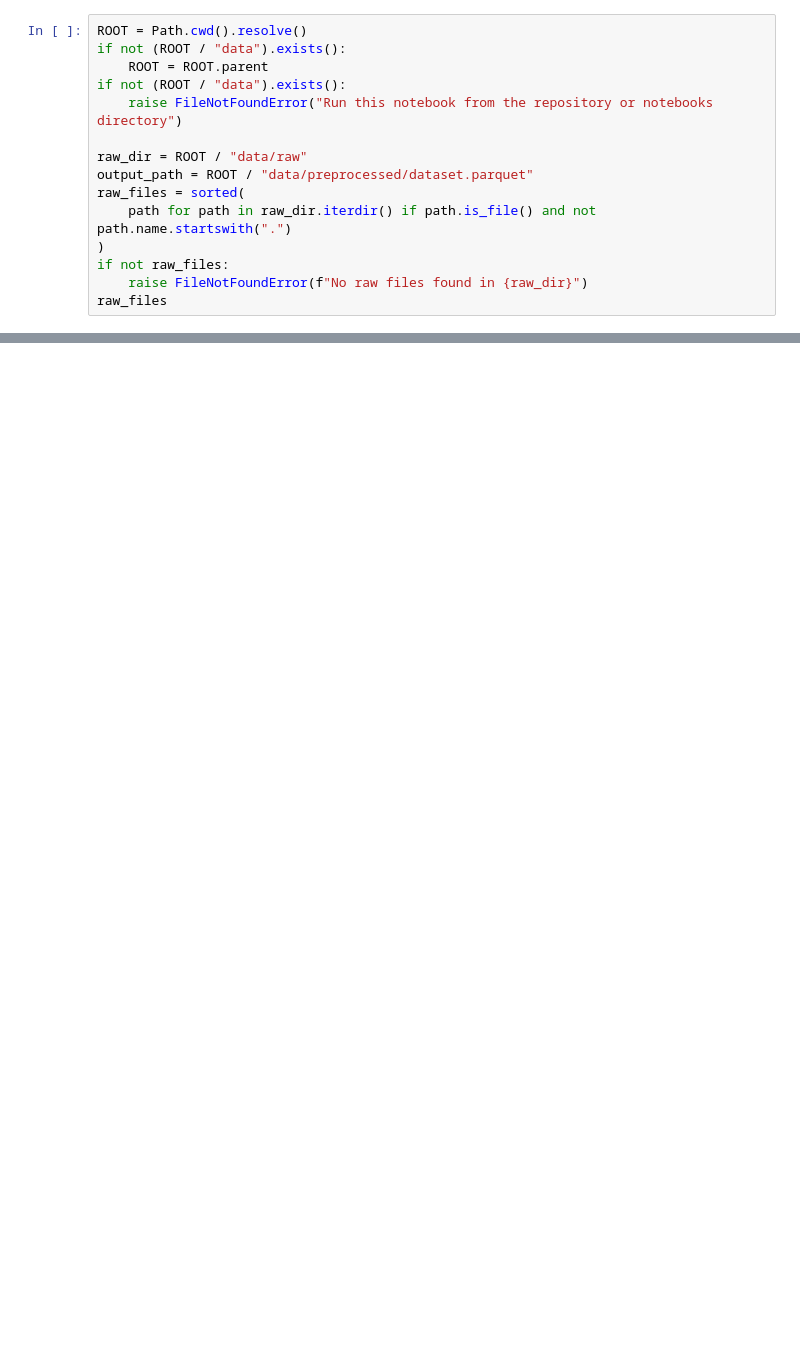
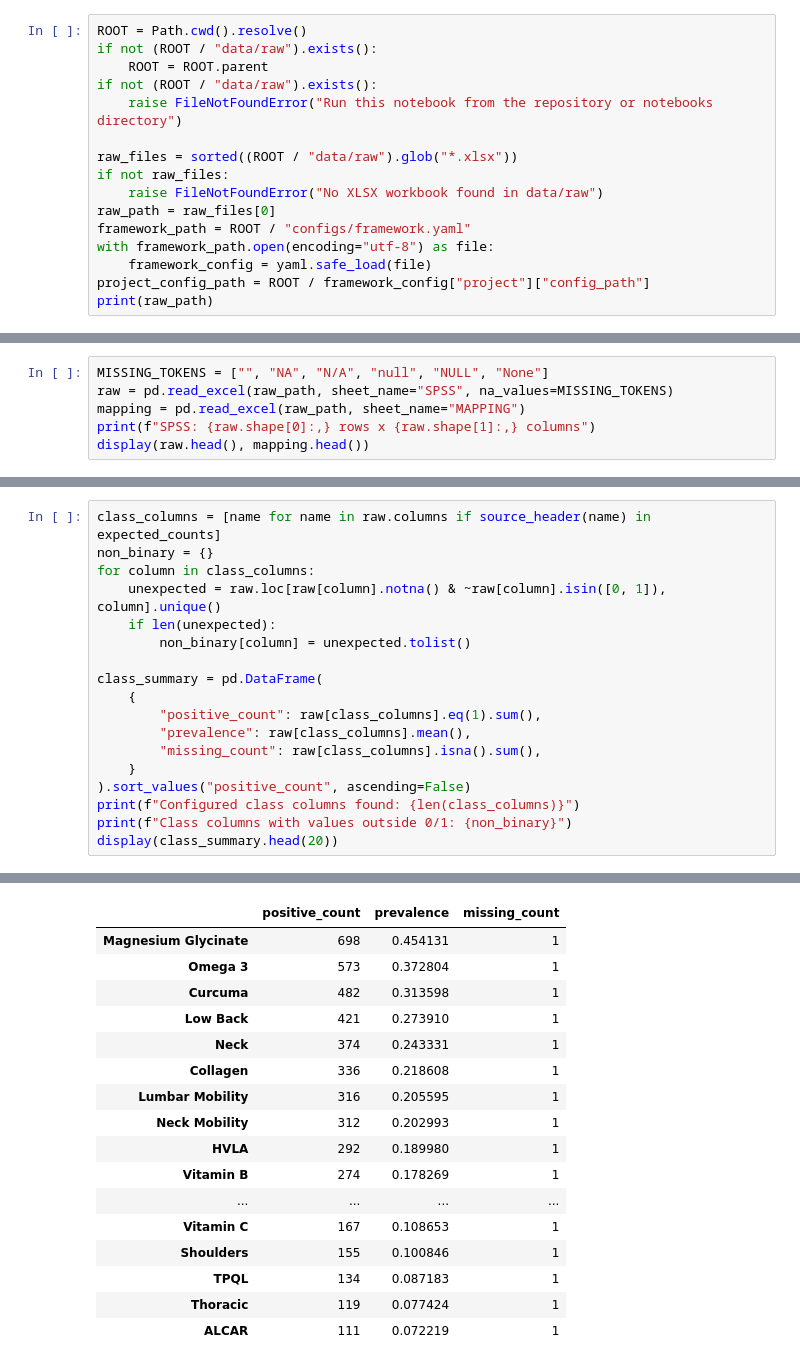
Before and after one commit to channguyen47/BMRA_modular_MLC, a Jupyter notebook: notebooks/00_data_preprocessing.ipynb, the cells around one changed output, grey strips where cells are left out. Saved outputs shown, nothing was run; the diff lists cells and outputs as text; blank space fills up the shorter version.

```diff
--- a/notebooks/00_data_preprocessing.ipynb
+++ b/notebooks/00_data_preprocessing.ipynb
@@ -9,15 +12,16 @@ import pandas as pd
 # %%
 ROOT = Path.cwd().resolve()
-if not (ROOT / "data").exists():
+if not (ROOT / "data/raw").exists():
     ROOT = ROOT.parent
-if not (ROOT / "data").exists():
+if not (ROOT / "data/raw").exists():
     raise FileNotFoundError("Run this notebook from the repository or notebooks directory")
 
-raw_dir = ROOT / "data/raw"
-output_path = ROOT / "data/preprocessed/dataset.parquet"
-raw_files = sorted(
-    path for path in raw_dir.iterdir() if path.is_file() and not path.name.startswith(".")
-)
+raw_files = sorted((ROOT / "data/raw").glob("*.xlsx"))
 if not raw_files:
-    raise FileNotFoundError(f"No raw files found in {raw_dir}")
-raw_files
+    raise FileNotFoundError("No XLSX workbook found in data/raw")
+raw_path = raw_files[0]
+framework_path = ROOT / "configs/framework.yaml"
+with framework_path.open(encoding="utf-8") as file:
+    framework_config = yaml.safe_load(file)
+project_config_path = ROOT / framework_config["project"]["config_path"]
+print(raw_path)
@@ -38,0 +45,6 @@ data.head()
+# %%
+MISSING_TOKENS = ["", "NA", "N/A", "null", "NULL", "None"]
+raw = pd.read_excel(raw_path, sheet_name="SPSS", na_values=MISSING_TOKENS)
+mapping = pd.read_excel(raw_path, sheet_name="MAPPING")
+print(f"SPSS: {raw.shape[0]:,} rows x {raw.shape[1]:,} columns")
+display(raw.head(), mapping.head())
@@ -38,0 +204,19 @@ data.head()
+# %%
+class_columns = [name for name in raw.columns if source_header(name) in expected_counts]
+non_binary = {}
+for column in class_columns:
+    unexpected = raw.loc[raw[column].notna() & ~raw[column].isin([0, 1]), column].unique()
+    if len(unexpected):
+        non_binary[column] = unexpected.tolist()
+
+class_summary = pd.DataFrame(
+    {
+        "positive_count": raw[class_columns].eq(1).sum(),
+        "prevalence": raw[class_columns].mean(),
+        "missing_count": raw[class_columns].isna().sum(),
+    }
+).sort_values("positive_count", ascending=False)
+print(f"Configured class columns found: {len(class_columns)}")
+print(f"Class columns with values outside 0/1: {non_binary}")
+display(class_summary.head(20))
+# %% [output]
@@ -38,0 +225,17 @@ data.head()
+|  | positive_count | prevalence | missing_count |
+| Magnesium Glycinate | 698 | 0.454131 | 1 |
+| Omega 3 | 573 | 0.372804 | 1 |
+| Curcuma | 482 | 0.313598 | 1 |
+| Low Back | 421 | 0.273910 | 1 |
+| Neck | 374 | 0.243331 | 1 |
+| Collagen | 336 | 0.218608 | 1 |
+| Lumbar Mobility | 316 | 0.205595 | 1 |
+| Neck Mobility | 312 | 0.202993 | 1 |
+| HVLA | 292 | 0.189980 | 1 |
+| Vitamin B | 274 | 0.178269 | 1 |
+| ... | ... | ... | ... |
+| Vitamin C | 167 | 0.108653 | 1 |
+| Shoulders | 155 | 0.100846 | 1 |
+| TPQL | 134 | 0.087183 | 1 |
+| Thoracic | 119 | 0.077424 | 1 |
+| ALCAR | 111 | 0.072219 | 1 |
```
Also changed, not shown: parts of 19 cells of this notebook, 13 other files.
